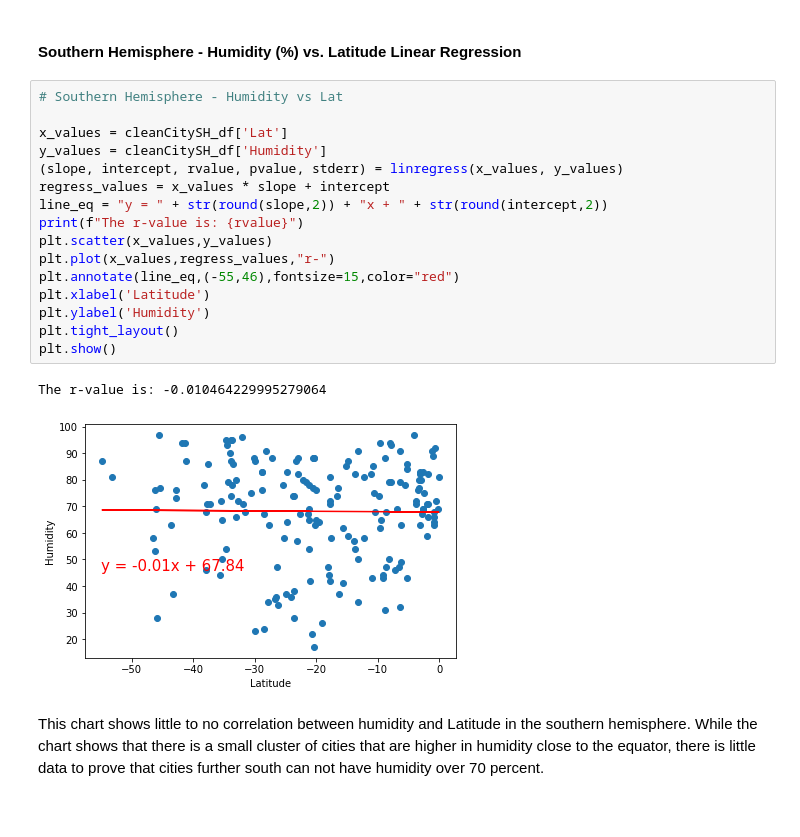
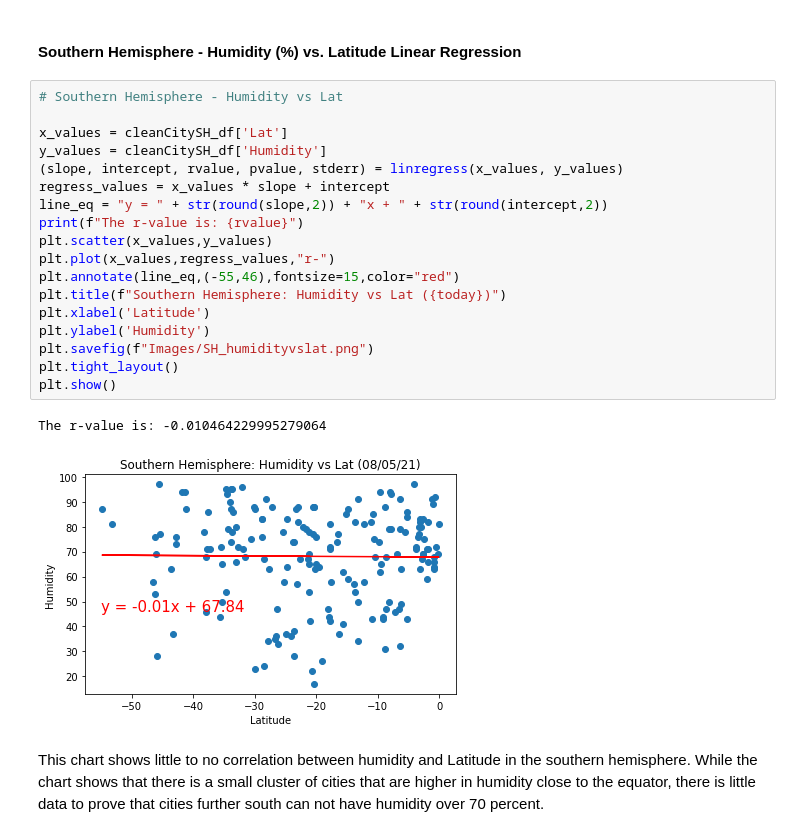
Before and after one commit to WayneJ2/python-api-challenge, a Jupyter notebook: WeatherPy/WeatherPyCode.ipynb, the cells around one changed output. Saved outputs shown, nothing was run; the diff lists cells and outputs as text.

```diff
--- a/WeatherPy/WeatherPyCode.ipynb
+++ b/WeatherPy/WeatherPyCode.ipynb
@@ -288,22 +303,24 @@ In this chart, we have a little to no correlation between Latitude and Humidity
 # %%
 # Southern Hemisphere - Humidity vs Lat
 
 x_values = cleanCitySH_df['Lat']
 y_values = cleanCitySH_df['Humidity']
 (slope, intercept, rvalue, pvalue, stderr) = linregress(x_values, y_values)
 regress_values = x_values * slope + intercept
 line_eq = "y = " + str(round(slope,2)) + "x + " + str(round(intercept,2))
 print(f"The r-value is: {rvalue}")
 plt.scatter(x_values,y_values)
 plt.plot(x_values,regress_values,"r-")
 plt.annotate(line_eq,(-55,46),fontsize=15,color="red")
+plt.title(f"Southern Hemisphere: Humidity vs Lat ({today})")
 plt.xlabel('Latitude')
 plt.ylabel('Humidity')
+plt.savefig(f"Images/SH_humidityvslat.png")
 plt.tight_layout()
 plt.show()
 # %% [output]
 The r-value is: -0.010464229995279064
-[figure, old version]
+[figure, new version]
 # %% [markdown]
 This chart shows little to no correlation between humidity and Latitude in the southern hemisphere. While the chart shows that there is a small cluster of cities that are higher in humidity close to the equator, there is little data to prove that cities further south can not have humidity over 70 percent.
 # %% [markdown]
```
Also changed, not shown: parts of 13 cells of this notebook, 12 other files.
